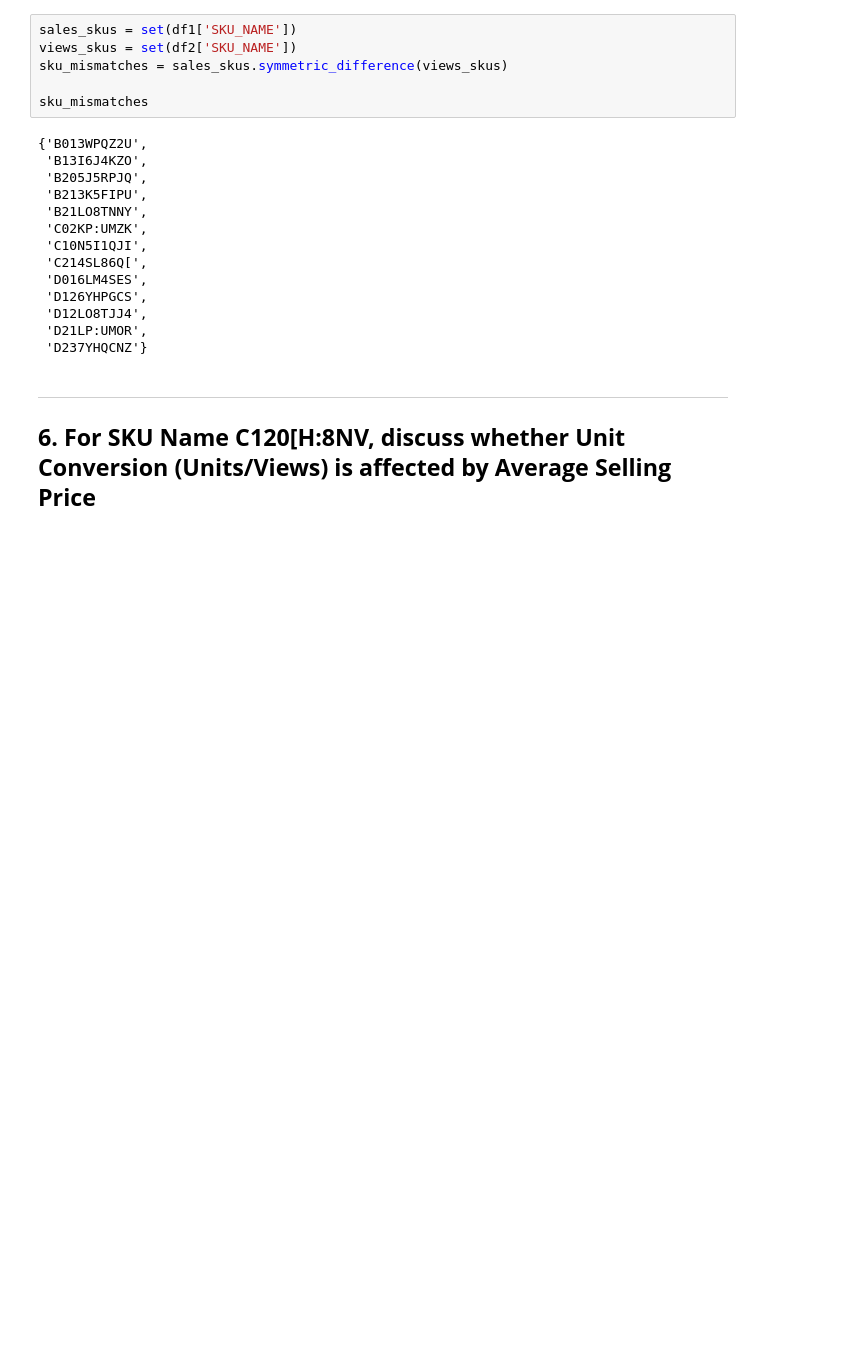
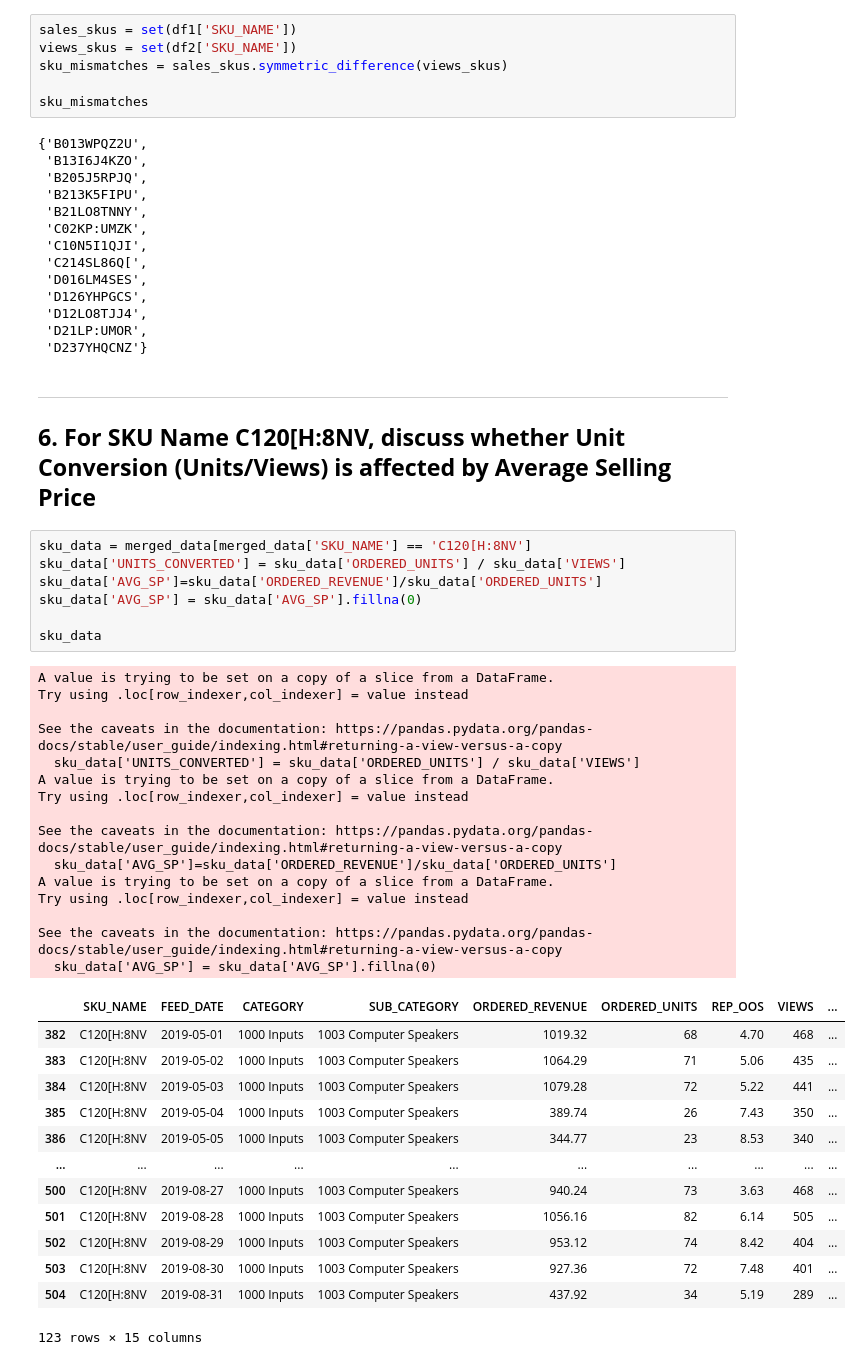
Before and after one commit to mohithsaran/GurujiAstroAssignment, a Jupyter notebook: Sales_Analytics.ipynb, the cells around one changed output. Cells and saved outputs as stored; diff of their text form; blank space fills up the shorter version.

```diff
--- a/Sales_Analytics.ipynb
+++ b/Sales_Analytics.ipynb
@@ -846,3 +846,39 @@ sku_mismatches
 # %% [markdown]
 ---
 ## **6. For SKU Name C120[H:8NV, discuss whether Unit Conversion (Units/Views) is affected by Average Selling Price**
+# %%
+sku_data = merged_data[merged_data['SKU_NAME'] == 'C120[H:8NV']
+sku_data['UNITS_CONVERTED'] = sku_data['ORDERED_UNITS'] / sku_data['VIEWS']
+sku_data['AVG_SP']=sku_data['ORDERED_REVENUE']/sku_data['ORDERED_UNITS']
+sku_data['AVG_SP'] = sku_data['AVG_SP'].fillna(0)
+
+sku_data
+# %% [output]
+A value is trying to be set on a copy of a slice from a DataFrame.
+Try using .loc[row_indexer,col_indexer] = value instead
+
+See the caveats in the documentation: https://pandas.pydata.org/pandas-docs/stable/user_guide/indexing.html#returning-a-view-versus-a-copy
+  sku_data['UNITS_CONVERTED'] = sku_data['ORDERED_UNITS'] / sku_data['VIEWS']
+A value is trying to be set on a copy of a slice from a DataFrame.
+Try using .loc[row_indexer,col_indexer] = value instead
+
+See the caveats in the documentation: https://pandas.pydata.org/pandas-docs/stable/user_guide/indexing.html#returning-a-view-versus-a-copy
+  sku_data['AVG_SP']=sku_data['ORDERED_REVENUE']/sku_data['ORDERED_UNITS']
+A value is trying to be set on a copy of a slice from a DataFrame.
+Try using .loc[row_indexer,col_indexer] = value instead
+
+See the caveats in the documentation: https://pandas.pydata.org/pandas-docs/stable/user_guide/indexing.html#returning-a-view-versus-a-copy
+  sku_data['AVG_SP'] = sku_data['AVG_SP'].fillna(0)
+|  | SKU_NAME | FEED_DATE | CATEGORY | SUB_CATEGORY | ORDERED_REVENUE | ORDERED_UNITS | REP_OOS | VIEWS | ... |
+| 382 | C120[H:8NV | 2019-05-01 | 1000 Inputs | 1003 Computer Speakers | 1019.32 | 68 | 4.70 | 468 | ... |
+| 383 | C120[H:8NV | 2019-05-02 | 1000 Inputs | 1003 Computer Speakers | 1064.29 | 71 | 5.06 | 435 | ... |
+| 384 | C120[H:8NV | 2019-05-03 | 1000 Inputs | 1003 Computer Speakers | 1079.28 | 72 | 5.22 | 441 | ... |
+| 385 | C120[H:8NV | 2019-05-04 | 1000 Inputs | 1003 Computer Speakers | 389.74 | 26 | 7.43 | 350 | ... |
+| 386 | C120[H:8NV | 2019-05-05 | 1000 Inputs | 1003 Computer Speakers | 344.77 | 23 | 8.53 | 340 | ... |
+| ... | ... | ... | ... | ... | ... | ... | ... | ... | ... |
+| 500 | C120[H:8NV | 2019-08-27 | 1000 Inputs | 1003 Computer Speakers | 940.24 | 73 | 3.63 | 468 | ... |
+| 501 | C120[H:8NV | 2019-08-28 | 1000 Inputs | 1003 Computer Speakers | 1056.16 | 82 | 6.14 | 505 | ... |
+| 502 | C120[H:8NV | 2019-08-29 | 1000 Inputs | 1003 Computer Speakers | 953.12 | 74 | 8.42 | 404 | ... |
+| 503 | C120[H:8NV | 2019-08-30 | 1000 Inputs | 1003 Computer Speakers | 927.36 | 72 | 7.48 | 401 | ... |
+| 504 | C120[H:8NV | 2019-08-31 | 1000 Inputs | 1003 Computer Speakers | 437.92 | 34 | 5.19 | 289 | ... |
+123 rows × 15 columns
```
Also changed, not shown: parts of 4 cells of this notebook.
